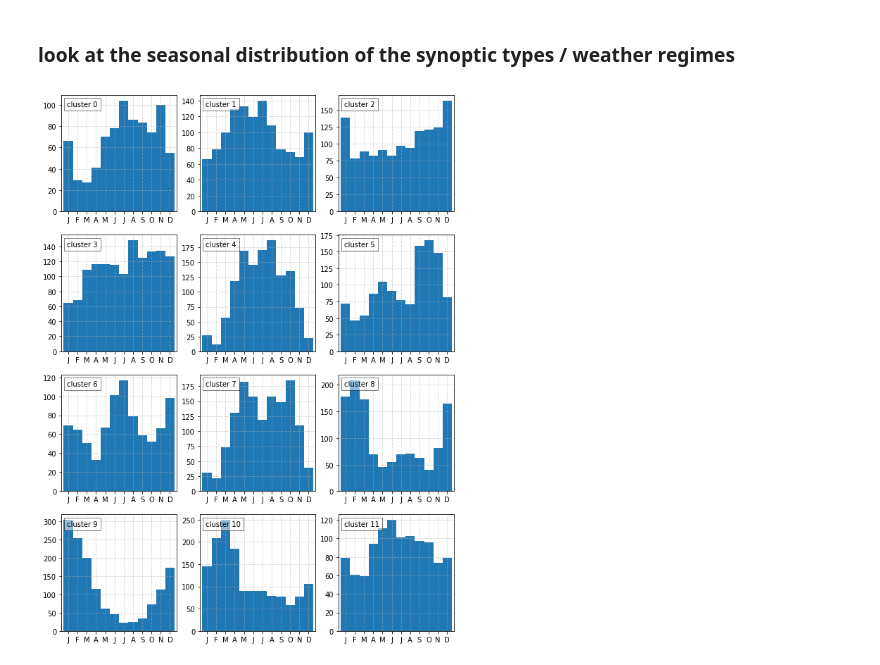
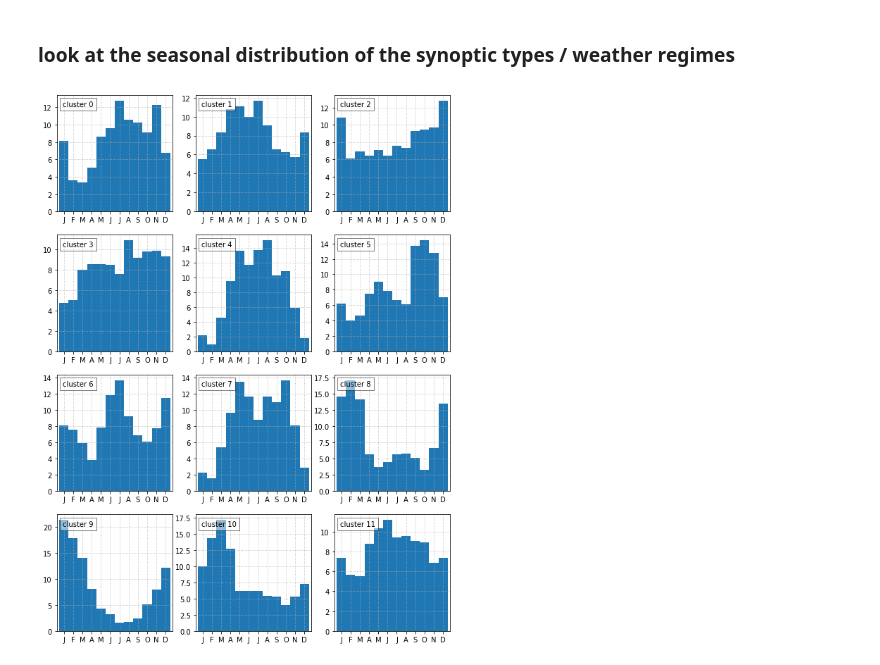
Before and after one commit to nicolasfauchereau/ACRE_workshop, a Jupyter notebook: notebooks/weather_regimes.ipynb, the cells around one changed output. Cells and saved outputs as stored; diff of their text form; code cells hidden in the pictures.

```diff
--- a/notebooks/weather_regimes.ipynb
+++ b/notebooks/weather_regimes.ipynb
@@ -563,14 +563,17 @@ Image('./images/Kidson_Archetypes.png', width=700)
 # %%
 f, axes = plt.subplots(nrows=4, ncols=3, figsize=(10,14))
 axes = axes.flatten()
 for c in range(nclusters):
     ax = axes[c]
     cf = labels.query('cluster == {}'.format(c))
-    cf.groupby(cf.index.month).count().plot(kind='bar', width=1, ax=ax, legend=None)
+    # in percentage
+    ((cf.groupby(cf.index.month).count()) / len(cf) * 100).plot(kind='bar', width=1, ax=ax, legend=None)
+    # in number of days
+#     cf.groupby(cf.index.month).count().plot(kind='bar', width=1, ax=ax, legend=None)
     ax.set_ylim(0, None)
     ax.grid(ls=':')
     ax.text(0.05, 0.9, 'cluster {}'.format(c), transform=ax.transAxes, bbox=dict(facecolor='w', alpha=0.5))
     ax.set_xticklabels(list('JFMAMJJASOND'), rotation=0)
     ax.set_xlabel('')
 # %% [output]
-[figure, old version]
+[figure, new version]
```
Also changed, not shown: 1 other file.
